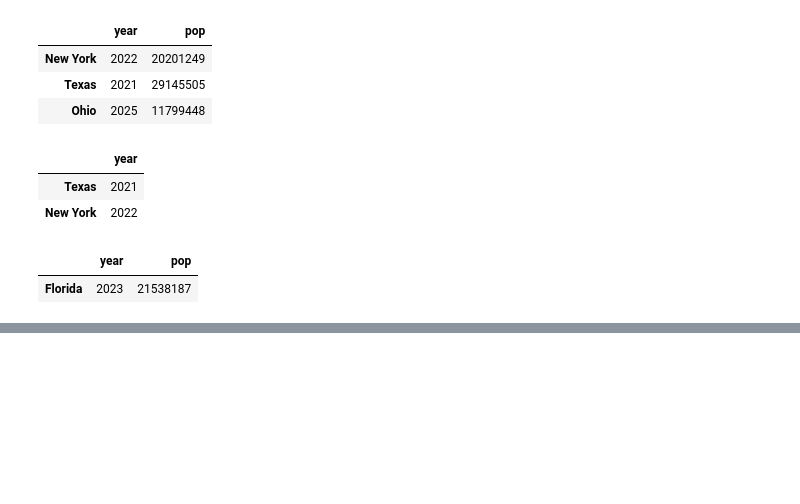
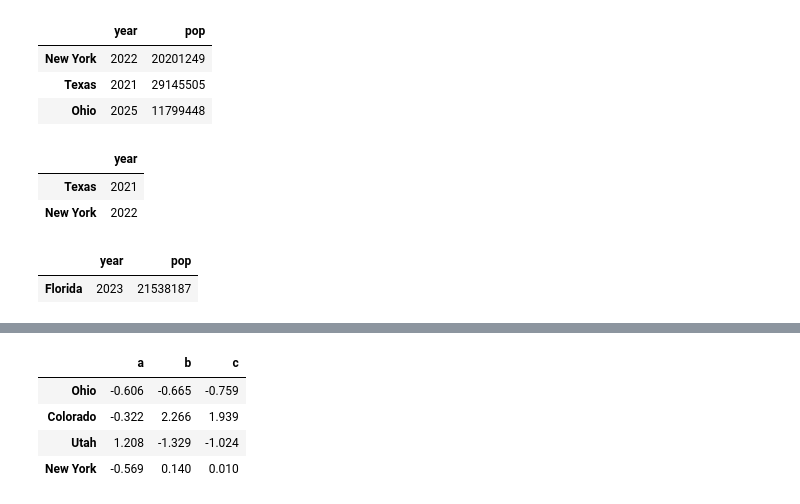
Before and after one commit to davidofitaly/notes_03_python_in_data_analysis, a Jupyter notebook: 02_working_with_the_pandas_library.ipynb, the cells around one changed output, grey strips where cells are left out. Saved outputs shown, nothing was run; the diff lists cells and outputs as text; code cells hidden in the pictures; blank space fills up the shorter version.

```diff
--- a/02_working_with_the_pandas_library.ipynb
+++ b/02_working_with_the_pandas_library.ipynb
@@ -682,0 +736,11 @@ data.iloc[:4][data.year > 2022]
+# %%
+def my_format(x):
+    return f"{x:.3f}"
+
+frame.applymap(my_format) # Applying the 'my_format' function to each element in the DataFrame
+# %% [output]
+|  | a | b | c |
+| Ohio | -0.606 | -0.665 | -0.759 |
+| Colorado | -0.322 | 2.266 | 1.939 |
+| Utah | 1.208 | -1.329 | -1.024 |
+| New York | -0.569 | 0.140 | 0.010 |
```
Also changed, not shown: parts of 29 cells of this notebook.
